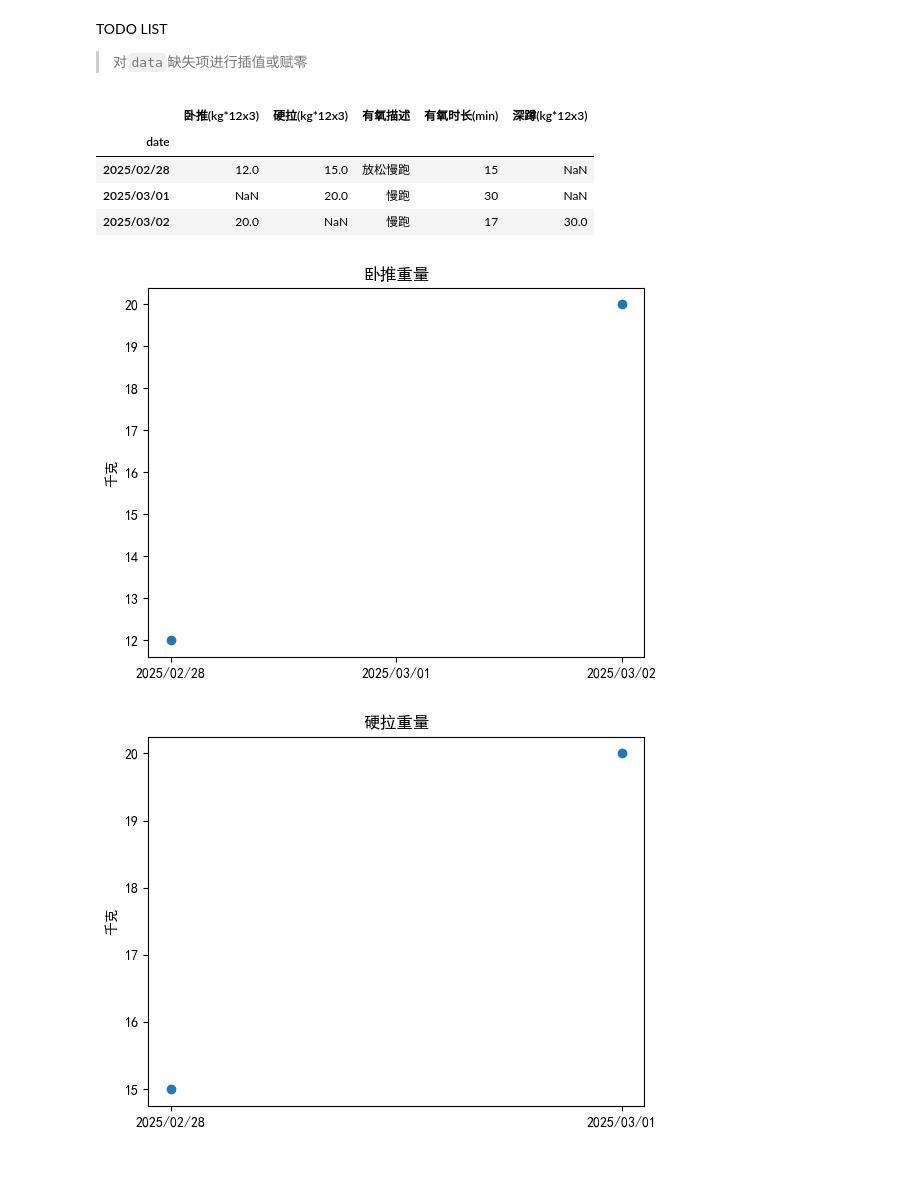
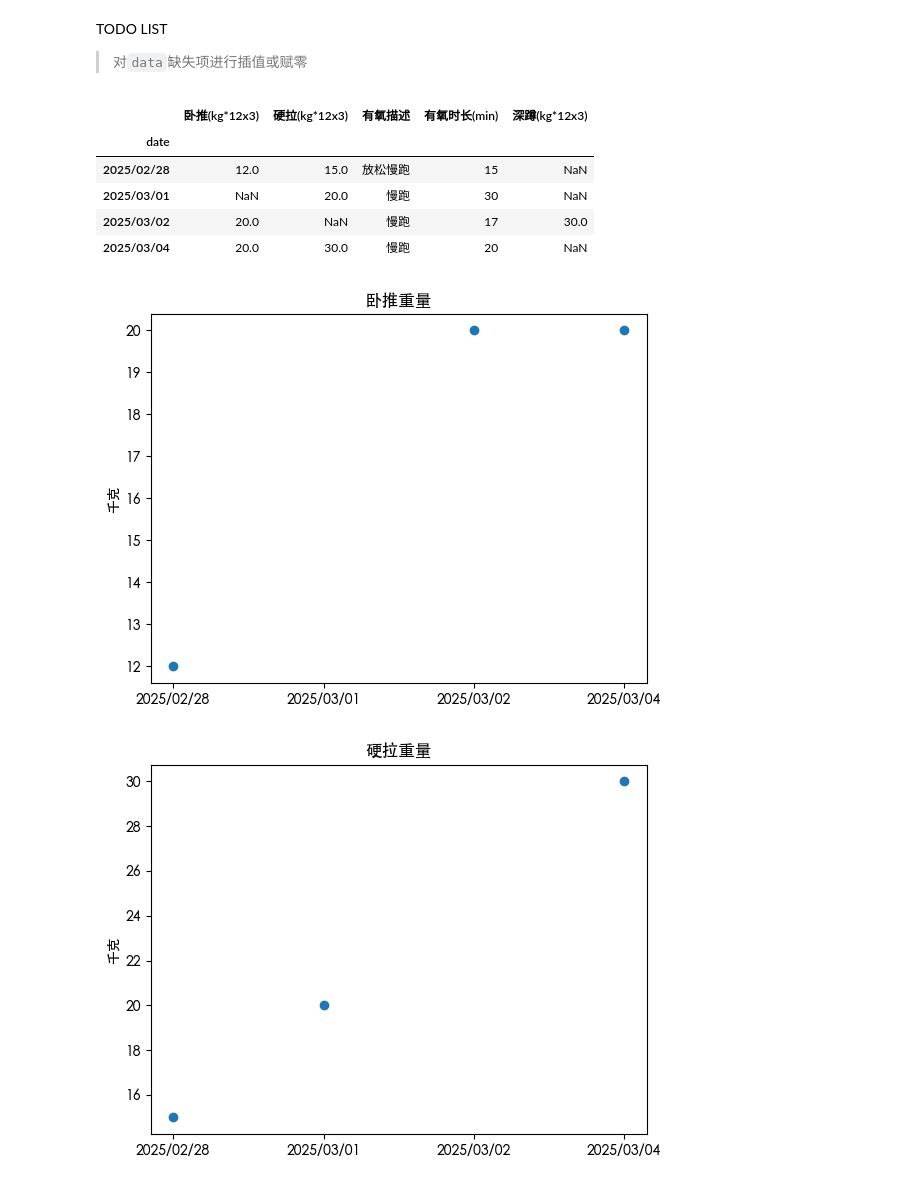
Before and after one commit to RaDsZ2z/sports, a Jupyter notebook: exercises_record.ipynb, the cells around one changed output. Saved outputs shown, nothing was run; the diff lists cells and outputs as text; code cells hidden in the pictures.

```diff
--- a/exercises_record.ipynb
+++ b/exercises_record.ipynb
@@ -2,10 +2,19 @@
 TODO LIST
 >对`data`缺失项进行插值或赋零
 # %%
+import platform
 import matplotlib.pyplot as plt
+import matplotlib
 import pandas as pd
-plt.rcParams['font.sans-serif'] = ['SimHei']  # 使用黑体
-plt.rcParams['axes.unicode_minus'] = False  # 解决负号显示问题
+os_name = platform.system()
+if(os_name == "Darwin"):
+    #MacOS
+    plt.rcParams['font.family'] = 'sans-serif'
+    plt.rcParams['font.sans-serif'] = ['Heiti TC']
+else:
+    #maybe Windows
+    plt.rcParams['font.sans-serif'] = ['SimHei']  # 使用黑体
+    plt.rcParams['axes.unicode_minus'] = False  # 解决负号显示问题
 data = pd.read_csv('./data.csv',index_col = 0 )
 '''
 如果上一行是 `data = pd.read_csv('./data.csv')`
@@ -19,26 +28,27 @@ data
 | 2025/02/28 | 12.0 | 15.0 | 放松慢跑 | 15 | NaN |
 | 2025/03/01 | NaN | 20.0 | 慢跑 | 30 | NaN |
 | 2025/03/02 | 20.0 | NaN | 慢跑 | 17 | 30.0 |
+| 2025/03/04 | 20.0 | 30.0 | 慢跑 | 20 | NaN |
 # %%
 plt.scatter(index, data.iloc[:,0])
 plt.title("卧推重量")
 plt.ylabel('千克')
 plt.show()
 
 plt.scatter(index, data.iloc[:,1])
 plt.title("硬拉重量")
 plt.ylabel('千克')
 plt.show()
 
 plt.scatter(index, data.iloc[:,3])
-plt.title("有氧时长")
+plt.title("-有氧时长")
 plt.ylabel('分钟')
 plt.show()
 
 plt.scatter(index, data.iloc[:,4])
 plt.title("深蹲重量")
 plt.ylabel('千克')
 plt.show()
 # %% [output]
-[figure, old version]
+[figure, new version]
-[figure, old version]
+[figure, new version]
```
Also changed, not shown: parts of 1 cell of this notebook, 1 other file.
